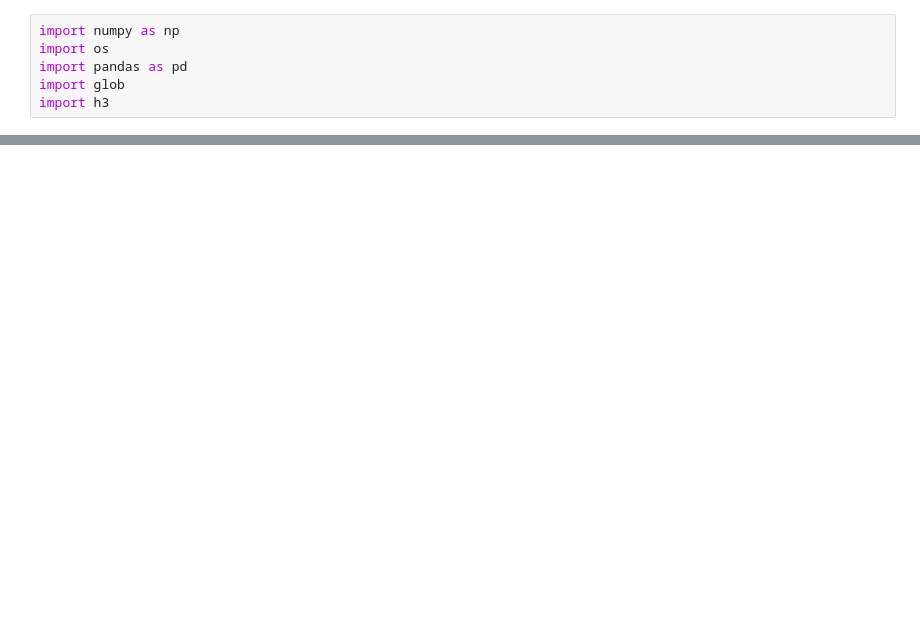
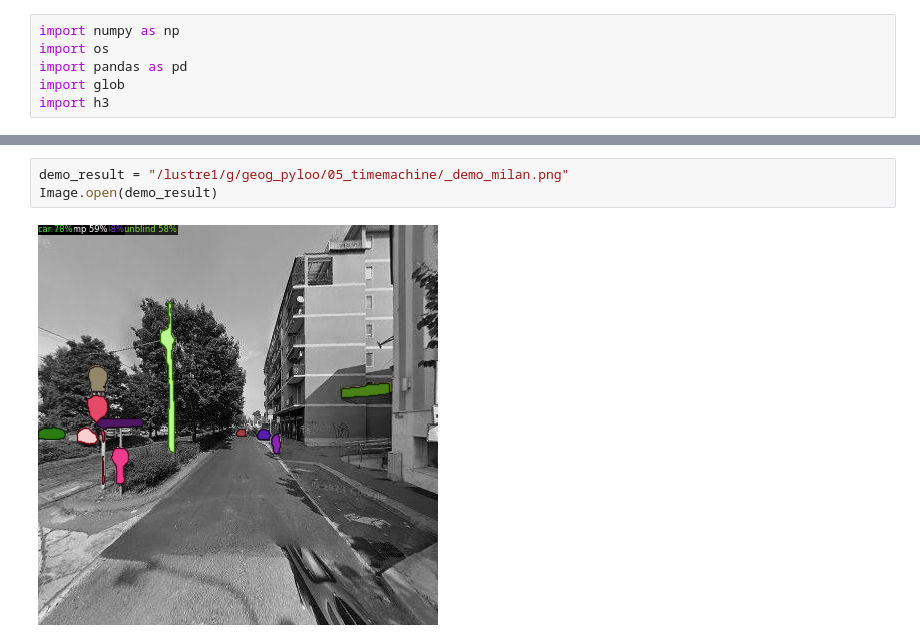
Before and after one commit to brookefzy/uvi-time-machine, a Jupyter notebook: _script/B-timemachine/04_summarize_segmentation.ipynb, the cells around one changed output, grey strips where cells are left out. Drawn from its saved outputs; the diff is of its cells as text; blank space fills up the shorter version.

```diff
--- a/_script/B-timemachine/04_summarize_segmentation.ipynb
+++ b/_script/B-timemachine/04_summarize_segmentation.ipynb
@@ -326,0 +517,5 @@ Name: id, dtype: int64
+# %%
+demo_result = "/lustre1/g/geog_pyloo/05_timemachine/_demo_milan.png"
+Image.open(demo_result)
+# %% [output]
+[figure, added]
```
Also changed, not shown: parts of 36 cells of this notebook, 4 other files.
